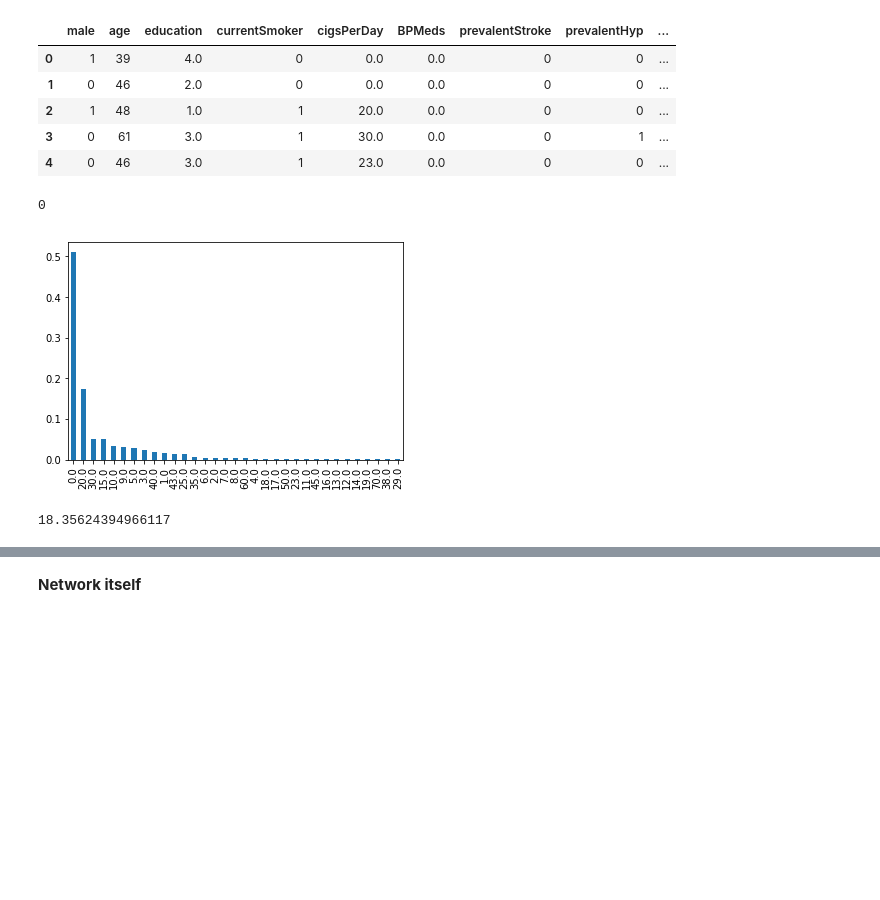
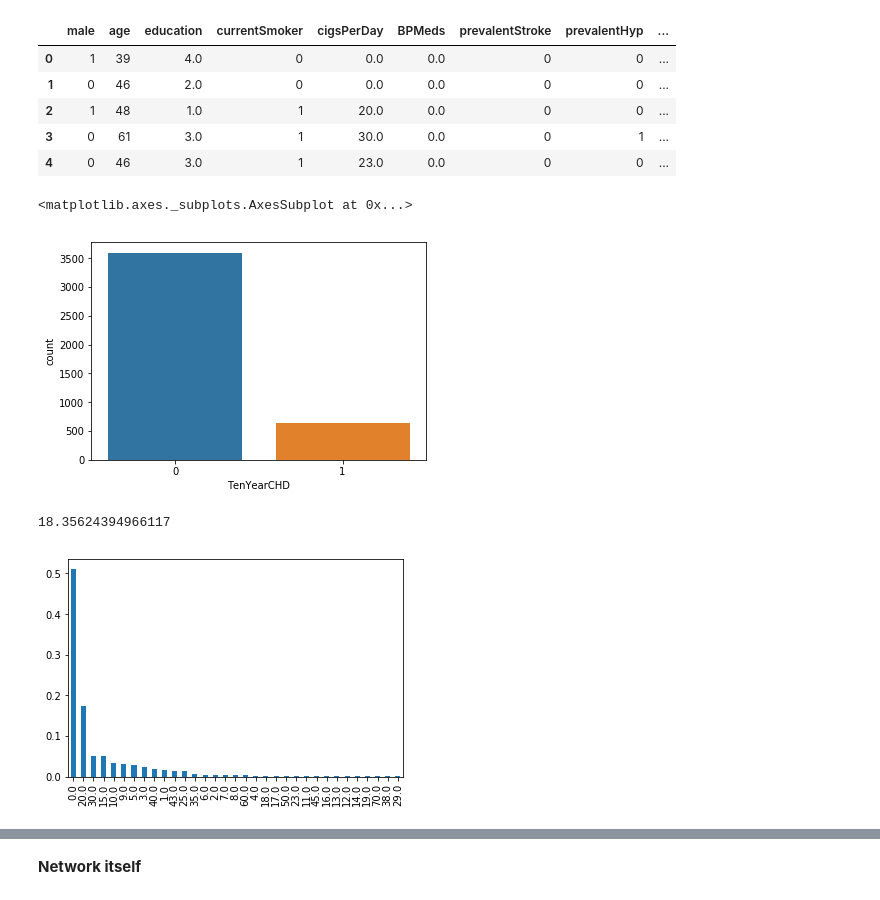
Before and after one commit to nastyh/Unbalanced-Dataset, a Jupyter notebook: Unbalanced_Dataset_NN.ipynb, the cells around one changed output, grey strips where cells are left out. Drawn from its saved outputs; the diff is of its cells as text; code cells hidden in the pictures; blank space fills up the shorter version.

```diff
--- a/Unbalanced_Dataset_NN.ipynb
+++ b/Unbalanced_Dataset_NN.ipynb
@@ -31,21 +33,25 @@ df.head()
 | 2 | 1 | 48 | 1.0 | 1 | 20.0 | 0.0 | 0 | 0 | ... |
 | 3 | 0 | 61 | 3.0 | 1 | 30.0 | 0.0 | 0 | 1 | ... |
 | 4 | 0 | 46 | 3.0 | 1 | 23.0 | 0.0 | 0 | 0 | ... |
+# %%
+sns.countplot(x='TenYearCHD',data=df)
+# %% [output]
+<matplotlib.axes._subplots.AxesSubplot at 0x...>
+[figure, added]
 # %%
 # Exploring cigsPerDay
 df['cigsPerDay'].value_counts(normalize = True).plot(kind="bar")
 df['cigsPerDay'][df['currentSmoker']==0].isna().sum()
+
+
+# creating a boolean array of smokers
+smoke = (df['currentSmoker']==1)
+# applying mean to NaNs in cigsPerDay but using a set of smokers only
+df.loc[smoke,'cigsPerDay'] = df.loc[smoke,'cigsPerDay'].fillna(df.loc[smoke,'cigsPerDay'].mean())
+df['cigsPerDay'][df['currentSmoker']==1].mean()
 # %% [output]
-0
+18.35624394966117
 [figure]
-# %%
-# creating a boolean array of smokers
-smoke = (df['currentSmoker']==1)
-# applying mean to NaNs in cigsPerDay but using a set of smokers only
-df.loc[smoke,'cigsPerDay'] = df.loc[smoke,'cigsPerDay'].fillna(df.loc[smoke,'cigsPerDay'].mean())
-df['cigsPerDay'][df['currentSmoker']==1].mean()
-# %% [output]
-18.35624394966117
 # %%
 # Filling out missing values
 df['BPMeds'].fillna(0, inplace = True)
```
Also changed, not shown: parts of 63 cells of this notebook.
